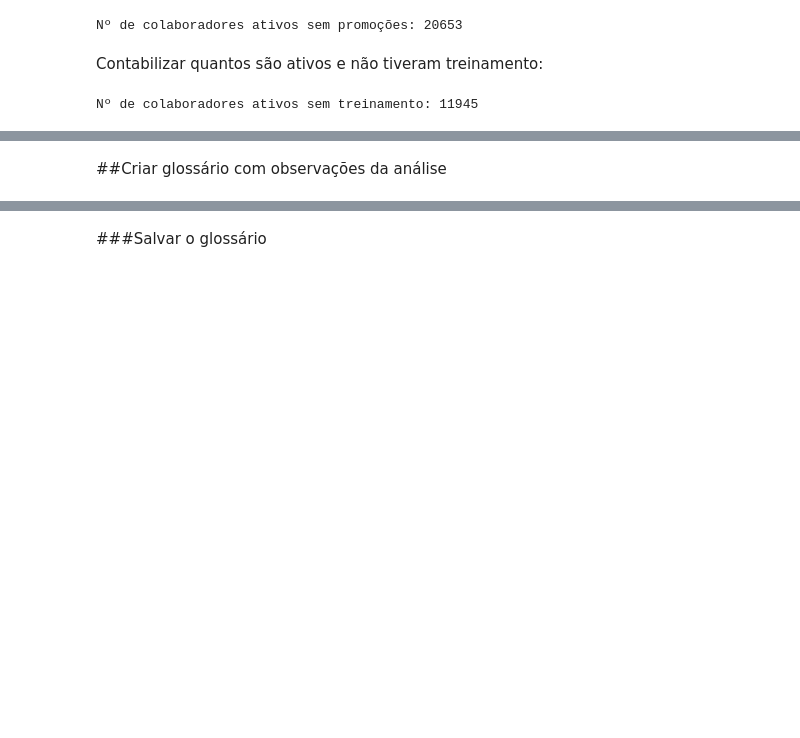
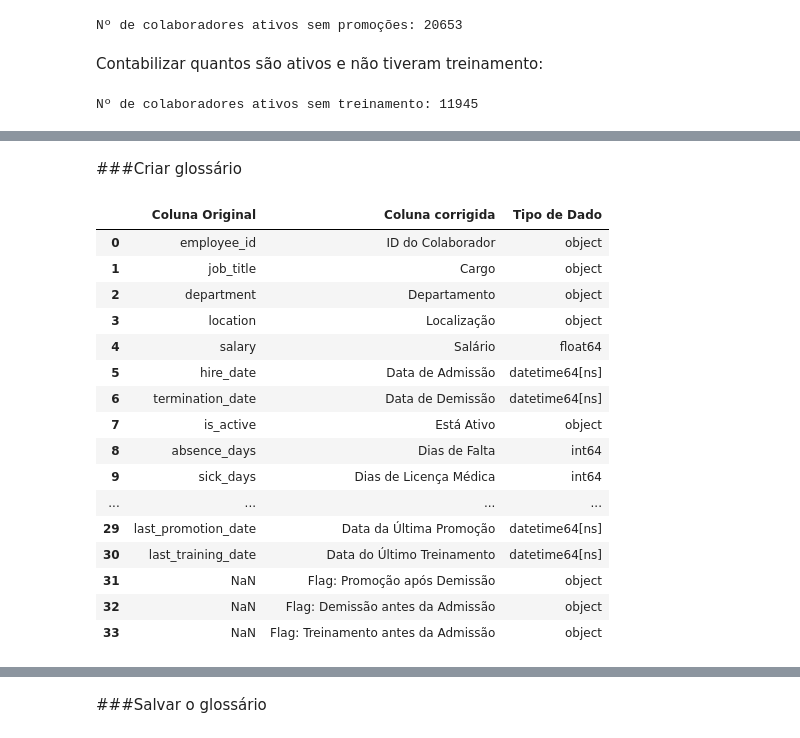
Before and after one commit to pela-andrea/people-analytics-case, a Jupyter notebook: scripts/01_exploracao_glossario.ipynb, the cells around one changed output, grey strips where cells are left out. Saved outputs shown, nothing was run; the diff lists cells and outputs as text; code cells hidden in the pictures; blank space fills up the shorter version.

Commit message:
chore: atualização da main local

```diff
--- a/scripts/01_exploracao_glossario.ipynb
+++ b/scripts/01_exploracao_glossario.ipynb
@@ -291,0 +413,5 @@ Nº de colaboradores ativos sem treinamento: 11945
+# %%
+boolean_cols = ['Está Ativo', 'Período de Experiência Concluído']
+
+for col in boolean_cols:
+    df_final[col] = df_final[col].map({True: 'Sim', False: 'Não'})
@@ -291,0 +484,7 @@ Nº de colaboradores ativos sem treinamento: 11945
+# %%
+df_final['Flag: Promoção após Demissão'] = np.where(
+    (df_final['Data da Última Promoção'].notnull()) &
+    (df_final['Data de Demissão'].notnull()) &
+    (df_final['Data da Última Promoção'] > df_final['Data de Demissão']),
+    'Sim', 'Não'
+)
@@ -291,0 +493,6 @@ Nº de colaboradores ativos sem treinamento: 11945
+# %%
+df_final['Flag: Demissão antes da Admissão'] = np.where(
+    (df_final['Data de Demissão'].notnull()) &
+    (df_final['Data de Demissão'] < df_final['Data de Admissão']),
+    'Sim', 'Não'
+)
@@ -291,0 +501,6 @@ Nº de colaboradores ativos sem treinamento: 11945
+# %%
+df_final['Flag: Treinamento antes da Admissão'] = np.where(
+    (df_final['Data do Último Treinamento'].notnull()) &
+    (df_final['Data do Último Treinamento'] < df_final['Data de Admissão']),
+    'Sim', 'Não'
+)
@@ -292,2 +516,2 @@ Nº de colaboradores ativos sem treinamento: 11945
 # %% [markdown]
-##Criar glossário com observações da análise
+###Criar glossário
@@ -317 +532,36 @@ glossario = pd.DataFrame({
 })
+# %%
+# Criar base do glossário considerando todas as colunas do df_final
+glossario = pd.DataFrame({
+    "Coluna corrigida": list(df_final.columns)
+})
+
+# Adicionar Coluna Original com base na ordem do df_corrigido (pode ter menos colunas)
+glossario["Coluna Original"] = pd.Series(df1.columns)
+
+# Adicionar os tipos de dados
+glossario["Tipo de Dado"] = df_final.dtypes.astype(str).values
+
+# Reorganizar colunas
+glossario = glossario[["Coluna Original", "Coluna corrigida", "Tipo de Dado"]]
+
+# Exibir resultado
+display(glossario)
+# %% [output]
+|  | Coluna Original | Coluna corrigida | Tipo de Dado |
+| 0 | employee_id | ID do Colaborador | object |
+| 1 | job_title | Cargo | object |
+| 2 | department | Departamento | object |
+| 3 | location | Localização | object |
+| 4 | salary | Salário | float64 |
+| 5 | hire_date | Data de Admissão | datetime64[ns] |
+| 6 | termination_date | Data de Demissão | datetime64[ns] |
+| 7 | is_active | Está Ativo | object |
+| 8 | absence_days | Dias de Falta | int64 |
+| 9 | sick_days | Dias de Licença Médica | int64 |
+| ... | ... | ... | ... |
+| 29 | last_promotion_date | Data da Última Promoção | datetime64[ns] |
+| 30 | last_training_date | Data do Último Treinamento | datetime64[ns] |
+| 31 | NaN | Flag: Promoção após Demissão | object |
+| 32 | NaN | Flag: Demissão antes da Admissão | object |
+| 33 | NaN | Flag: Treinamento antes da Admissão | object |
```
Also changed, not shown: parts of 76 cells of this notebook, 16 other files.
